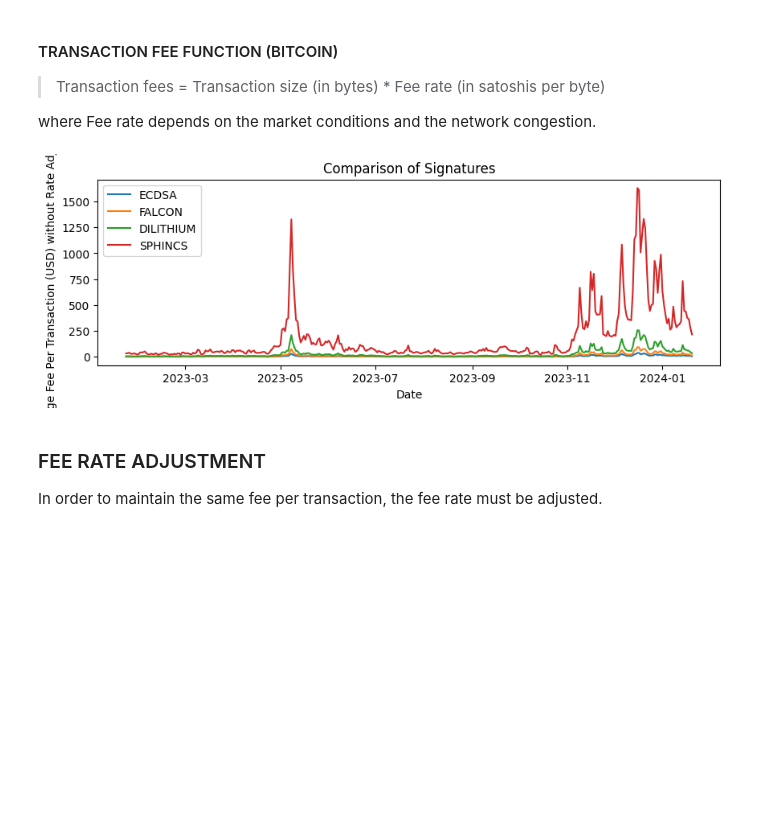
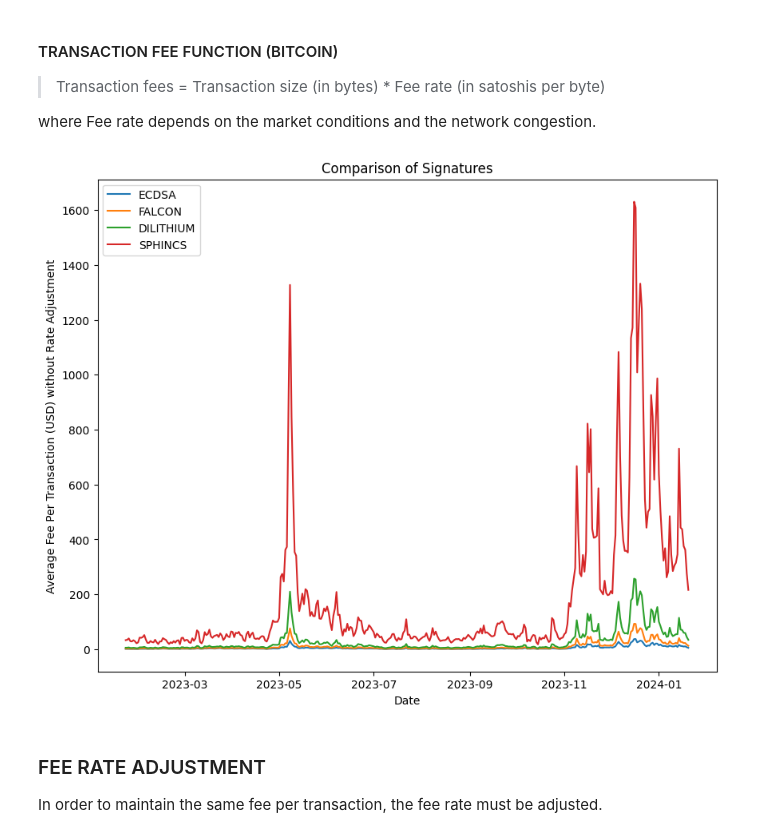
Before and after one commit to ummarikram/Masters-Empirical, a Jupyter notebook: bitcoin.ipynb, the cells around one changed output. Cells and saved outputs as stored; diff of their text form; code cells hidden in the pictures; blank space fills up the shorter version.

```diff
--- a/bitcoin.ipynb
+++ b/bitcoin.ipynb
@@ -60,17 +57,6 @@ ECDSA_TPS['TPS'] = ECDSA_TPS['transactions-per-second'].apply(lambda x: x['y'])
 # Perform an asof merge
 ECDSA = pd.merge_asof(ECDSA, ECDSA_TPS[['Timestamp', 'TPS']], on='Timestamp', direction='nearest')
 
-ECDSA_HR['Timestamp'] = ECDSA_HR['hash-rate'].apply(lambda x: x['x'])
-
-# Convert milliseconds to seconds
-ECDSA_HR['Timestamp'] = ECDSA_HR['Timestamp'] / 1000
-
-# TeraHash/second
-ECDSA_HR['HashRate'] = ECDSA_HR['hash-rate'].apply(lambda x: x['y'])
-
-# Perform an asof merge
-ECDSA = pd.merge_asof(ECDSA, ECDSA_HR[['Timestamp', 'HashRate']], on='Timestamp', direction='nearest')
-
 # seconds
 ECDSA['BlockTime'] = (ECDSA['AvgBlockSize'] / ECDSA['AvgTxSize']) / ECDSA['TPS']
 
@@ -254,20 +240,20 @@ DILITHIUM['FeePerTx'] = DILITHIUM['AvgTxSize'] * ECDSA['AvgFeeRate']
 SPHINCS['FeePerTx'] = SPHINCS['AvgTxSize'] * ECDSA['AvgFeeRate']
 # %%
 # Plot data from all three DataFrames
-plt.figure(figsize=(10, 3))
+plt.figure(figsize=(10, 8))
 
 plt.plot(ECDSA['Date'], ECDSA['FeePerTx'], label='ECDSA')
 plt.plot(ECDSA['Date'], FALCON['FeePerTx'], label='FALCON')
 plt.plot(ECDSA['Date'], DILITHIUM['FeePerTx'], label='DILITHIUM')
 plt.plot(ECDSA['Date'], SPHINCS['FeePerTx'], label='SPHINCS')
 
 plt.xlabel('Date')
 plt.ylabel('Average Fee Per Transaction (USD) without Rate Adjustment')
 plt.title('Comparison of Signatures')
 plt.legend()
 plt.show()
 # %% [output]
-[figure, old version]
+[figure, new version]
 # %% [markdown]
 ### FEE RATE ADJUSTMENT
 
```
Also changed, not shown: parts of 3 cells of this notebook, 5 other files.
